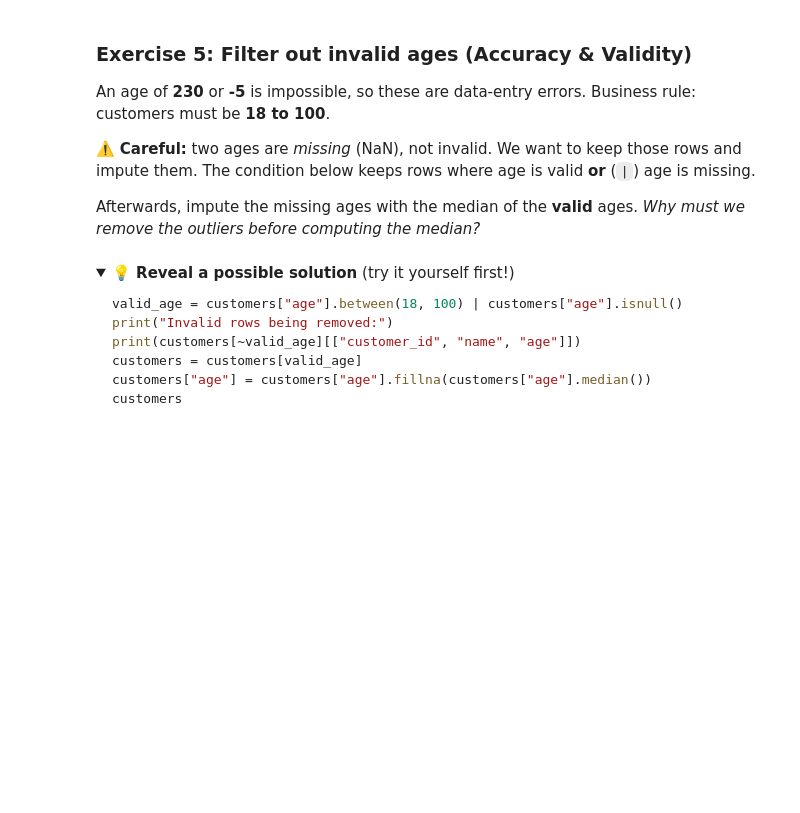
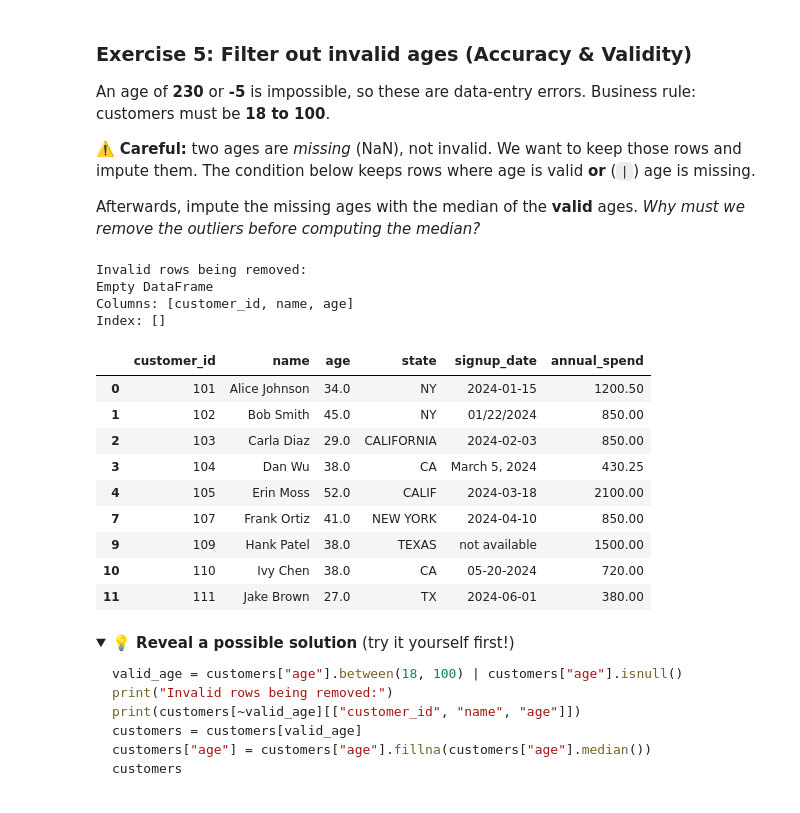
Before and after one commit to profhamilton3/DataAnalytics, a Jupyter notebook: session_5_data_quality_cleansing_lab.ipynb, the cells around one changed output. Saved outputs shown, nothing was run; the diff lists cells and outputs as text; code cells hidden in the pictures; folded sections open; blank space fills up the shorter version.

Commit message:
Session 5: Completed Data Quality & Cleansing Lab

```diff
--- a/session_5_data_quality_cleansing_lab.ipynb
+++ b/session_5_data_quality_cleansing_lab.ipynb
@@ -87,7 +113,7 @@ customers.isnull().sum()
 ### Exercise 2: Remove duplicate rows (Uniqueness)
 Customer 103 (Carla Diaz) appears twice with identical values. First **count** the duplicates, then **remove** them.
 # %%
-print("Duplicate rows found:", customers.___().sum())
+print("Duplicate rows found:", customers.duplicated().sum())
 
-customers = customers.___()
+customers = customers.drop_duplicates()
 print("Rows remaining:", len(customers))
@@ -111,7 +140,8 @@ Computers treat `"  alice johnson"` and `"Alice Johnson"` as **different** peopl
 
 You can chain them: `df["col"].str.strip().str.upper()`
 # %%
-customers["name"]  = customers["name"].str.___().str.___()     # strip, then Title Case
-customers["state"] = customers["state"].str.___().str.___()    # strip, then UPPERCASE
+# @title stip case work
+customers["name"]  = customers["name"].str.strip().str.title()     # strip, then Title Case
+customers["state"] = customers["state"].str.strip().str.upper()    # strip, then UPPERCASE
 
 customers[["name", "state"]]
@@ -132,8 +185,9 @@ Better, but `CALIFORNIA`, `CALIF` and `CA` still mean the same state. We fix tha
 ### Exercise 4: Impute missing spend with the median (Completeness)
 **Impute** means *fill in a reasonable value*. We use the **median** instead of the mean because the median is not pulled around by extreme values.
 # %%
-spend_median = customers["annual_spend"].___()
+# @title imputing missing values
+spend_median = customers["annual_spend"].median()
 print("Median annual spend:", spend_median)
 
-customers["annual_spend"] = customers["annual_spend"].___(spend_median)
+customers["annual_spend"] = customers["annual_spend"].fillna(spend_median)
 customers["annual_spend"].isnull().sum()     # should now be 0
@@ -157,14 +219,31 @@ An age of **230** or **-5** is impossible, so these are data-entry errors. Busin
 
 Afterwards, impute the missing ages with the median of the **valid** ages. *Why must we remove the outliers before computing the median?*
 # %%
-valid_age = customers["age"].between(___, ___) | customers["age"].isnull()
+# @title filter invalid ages
+
+valid_age = customers["age"].between( 18,100) | customers["age"].isnull()
 
 print("Invalid rows being removed:")
 print(customers[~valid_age][["customer_id", "name", "age"]])      # ~ means NOT
 
 customers = customers[valid_age]
 customers["age"] = customers["age"].fillna(customers["age"].median())
 customers
+# %% [output]
+Invalid rows being removed:
+Empty DataFrame
+Columns: [customer_id, name, age]
+Index: []
+|  | customer_id | name | age | state | signup_date | annual_spend |
+| 0 | 101 | Alice Johnson | 34.0 | NY | 2024-01-15 | 1200.50 |
+| 1 | 102 | Bob Smith | 45.0 | NY | 01/22/2024 | 850.00 |
+| 2 | 103 | Carla Diaz | 29.0 | CALIFORNIA | 2024-02-03 | 850.00 |
+| 3 | 104 | Dan Wu | 38.0 | CA | March 5, 2024 | 430.25 |
+| 4 | 105 | Erin Moss | 52.0 | CALIF | 2024-03-18 | 2100.00 |
+| 7 | 107 | Frank Ortiz | 41.0 | NEW YORK | 2024-04-10 | 850.00 |
+| 9 | 109 | Hank Patel | 38.0 | TEXAS | not available | 1500.00 |
+| 10 | 110 | Ivy Chen | 38.0 | CA | 05-20-2024 | 720.00 |
+| 11 | 111 | Jake Brown | 27.0 | TX | 2024-06-01 | 380.00 |
 # %% [markdown]
 <details>
 <summary><b>💡 Reveal a possible solution</b> (try it yourself first!)</summary>
```
Also changed, not shown: parts of 20 cells of this notebook.
